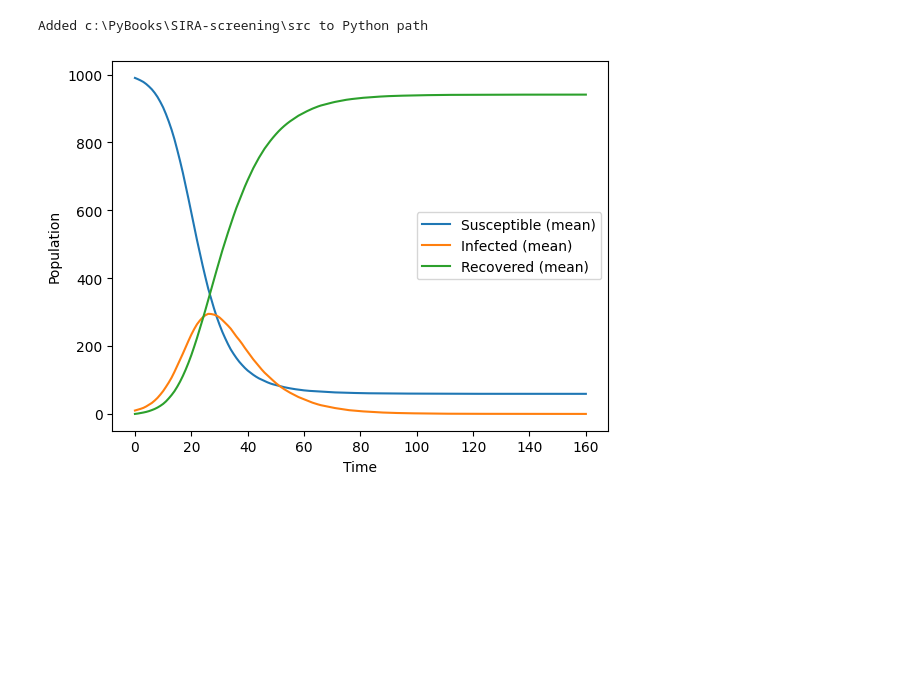
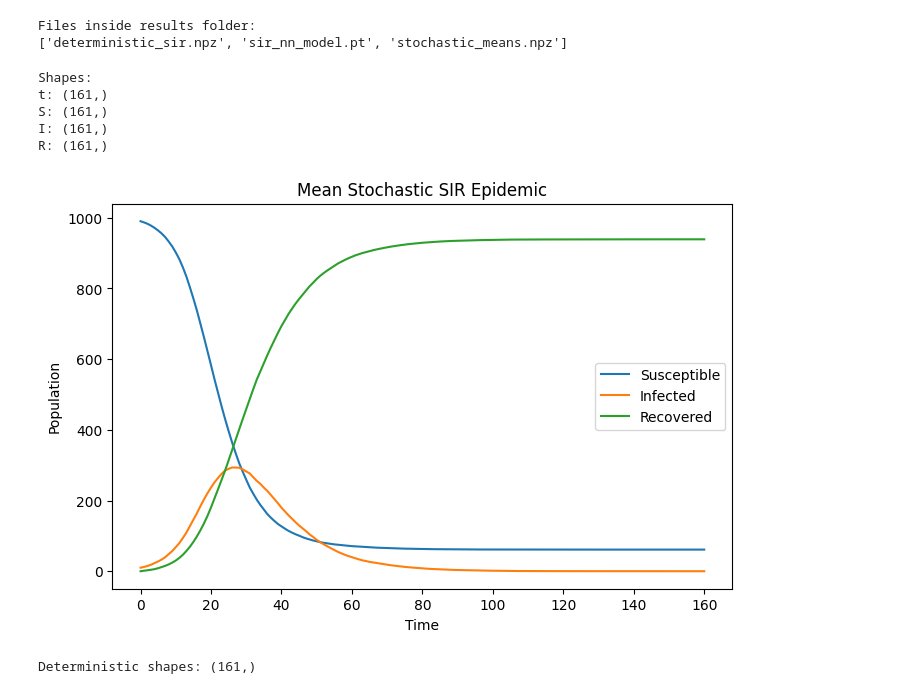
Before and after one commit to muien5080/SIRA-Screening, a Jupyter notebook: notebooks/sir_experiments.ipynb, the cells around one changed output. Drawn from its saved outputs; the diff is of its cells as text; code cells hidden in the pictures; blank space fills up the shorter version.

```diff
--- a/notebooks/sir_experiments.ipynb
+++ b/notebooks/sir_experiments.ipynb
@@ -1,29 +0,0 @@
-# %%
-import sys
-import os
-
-# Ensure the project root is added to the Python path
-project_root = os.path.abspath(os.path.join(os.getcwd(), '..'))  # Go one level up
-src_path = os.path.join(project_root, 'src')
-
-# Add src to the Python path if it's not already there
-if src_path not in sys.path:
-    sys.path.append(src_path)
-
-print(f"Added {src_path} to Python path")  # Optional: Check if it's added
-
-# Run stochastic SIR model with 100 runs
-time_grid, S_mean, I_mean, R_mean = run_stochastic_sir(num_runs=100)
-
-# Plot the results (optional)
-import matplotlib.pyplot as plt
-plt.plot(time_grid, S_mean, label="Susceptible (mean)")
-plt.plot(time_grid, I_mean, label="Infected (mean)")
-plt.plot(time_grid, R_mean, label="Recovered (mean)")
-plt.xlabel("Time")
-plt.ylabel("Population")
-plt.legend()
-plt.show()
-# %% [output]
-Added c:\PyBooks\SIRA-screening\src to Python path
-[figure, removed]
@@ -29,0 +14,48 @@ Added c:\PyBooks\SIRA-screening\src to Python path
+# %%
+import os
+
+print("Files inside results folder:")
+print(os.listdir("../results"))
+# %% [output]
+Files inside results folder:
+['deterministic_sir.npz', 'sir_nn_model.pt', 'stochastic_means.npz']
+# %%
+data = np.load("../results/stochastic_means.npz")
+
+t = data["t"]
+S = data["S"]
+I = data["I"]
+R = data["R"]
+
+print("Shapes:")
+print("t:", t.shape)
+print("S:", S.shape)
+print("I:", I.shape)
+print("R:", R.shape)
+# %% [output]
+Shapes:
+t: (161,)
+S: (161,)
+I: (161,)
+R: (161,)
+# %%
+plt.figure(figsize=(8,5))
+
+plt.plot(t, S, label="Susceptible")
+plt.plot(t, I, label="Infected")
+plt.plot(t, R, label="Recovered")
+
+plt.xlabel("Time")
+plt.ylabel("Population")
+plt.title("Mean Stochastic SIR Epidemic")
+
+plt.legend()
+plt.show()
+# %% [output]
+[figure, added]
+# %%
+t_d, S_d, I_d, R_d = run_deterministic_sir()
+
+print("Deterministic shapes:", t_d.shape)
+# %% [output]
+Deterministic shapes: (161,)
```
Also changed, not shown: parts of 12 cells of this notebook, 6 other files.
